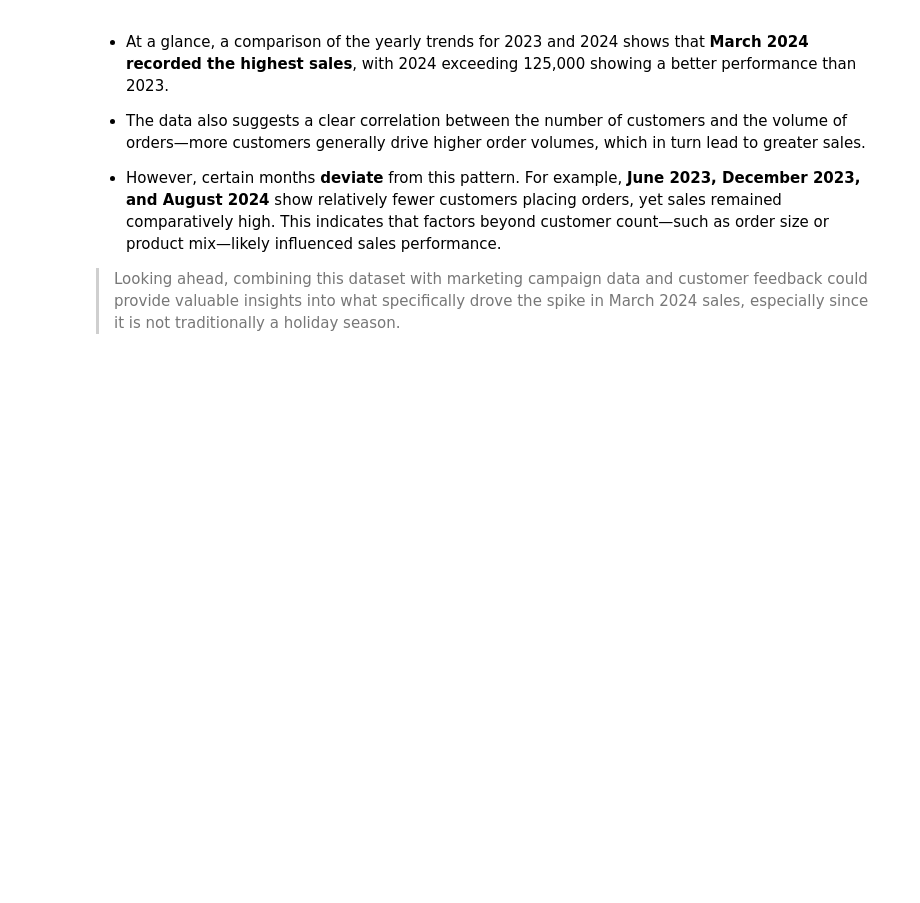
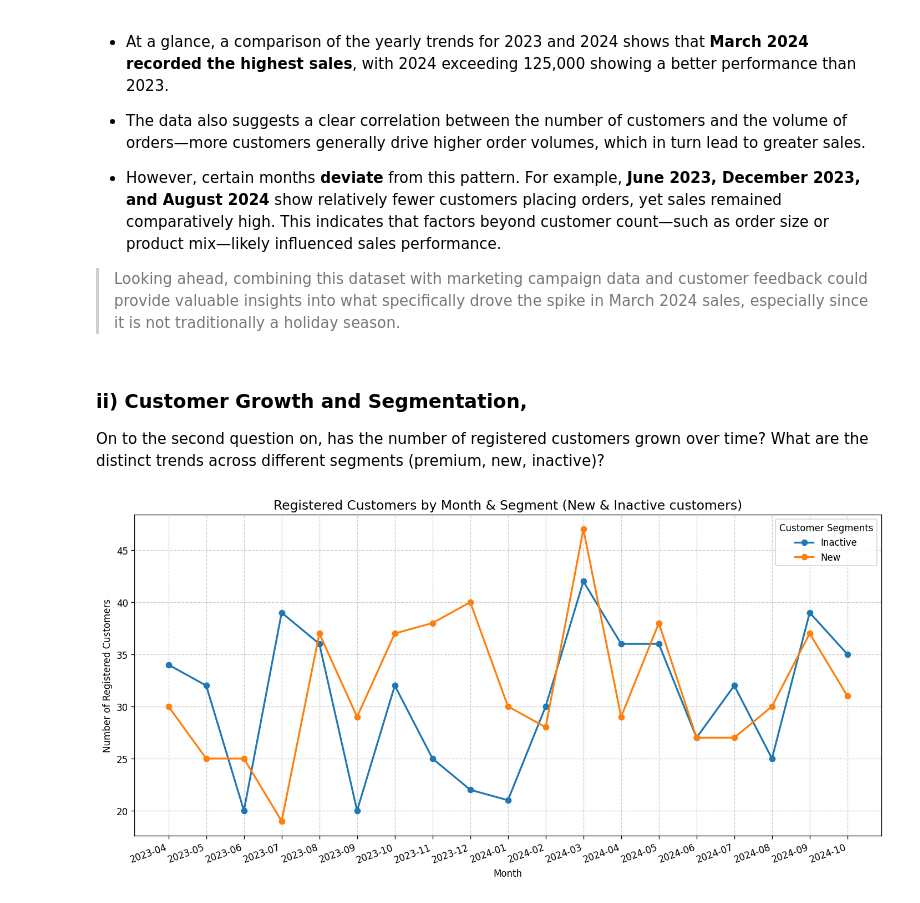
Before and after one commit to Joan-Njoki-Mwangi/Blinkit-Grocery-Store-Deep-Dive, a Jupyter notebook: Blinkit_Grocery_Store_Deep_Dive.ipynb, the cells around one changed output. Saved outputs shown, nothing was run; the diff lists cells and outputs as text; code cells hidden in the pictures; blank space fills up the shorter version.

Commit message:
new chart updates

```diff
--- a/Blinkit_Grocery_Store_Deep_Dive.ipynb
+++ b/Blinkit_Grocery_Store_Deep_Dive.ipynb
@@ -319,0 +321,33 @@ plt.show()
+# %% [markdown]
+### ii) **Customer Growth and Segmentation**,
+ On to the second question on, has the number of registered customers grown over time? What are the distinct trends across different segments (premium, new, inactive)?
+# %%
+# grouping number of registered customers by Month & customer segments
+
+customer_segments = df.groupby(['Month','customer_segment'])['customer_id'].nunique().reset_index()
+customer_segments.rename(columns={'customer_id':'number_of_registered_customers'},inplace=True)
+filtered_df1 = customer_segments[customer_segments['customer_segment'].isin(['Inactive','New'])]
+
+
+plt.figure(figsize=(12,6))
+
+for segment in filtered_df1['customer_segment'].unique():
+    subset = filtered_df1[filtered_df1['customer_segment'] == segment]
+    plt.plot(
+        subset['Month'].astype(str),
+        subset['number_of_registered_customers'],
+        marker='o',
+        linewidth=2,
+        label=segment
+    )
+
+plt.title("Registered Customers by Month & Segment (New & Inactive customers)", fontsize=14)
+plt.xlabel("Month")
+plt.ylabel("Number of Registered Customers")
+plt.legend(title="Customer Segments")
+plt.grid(True, linestyle="--", alpha=0.6)
+plt.xticks(rotation=20, ha='right')
+plt.tight_layout()
+plt.show()
+# %% [output]
+[figure, added]
```
Also changed, not shown: parts of 12 cells of this notebook.
